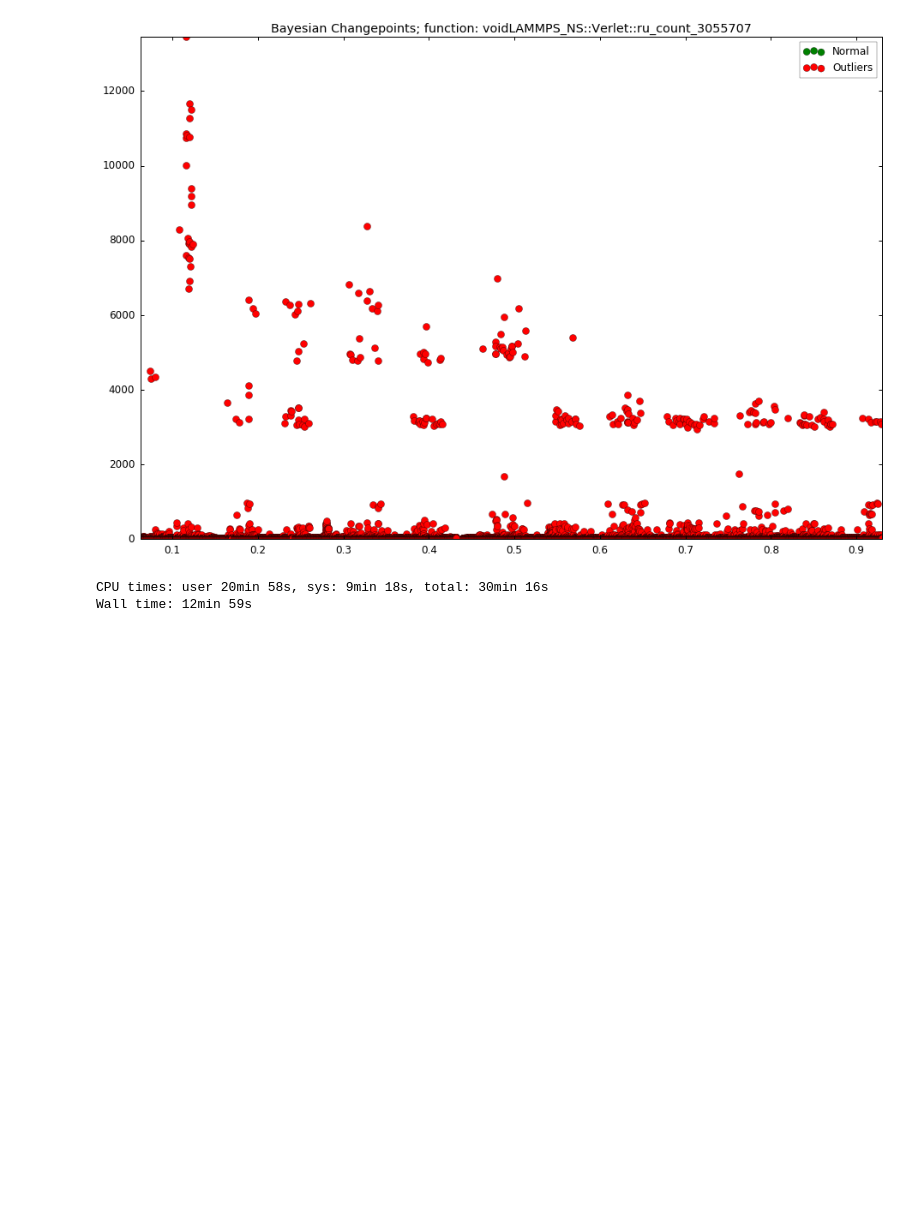
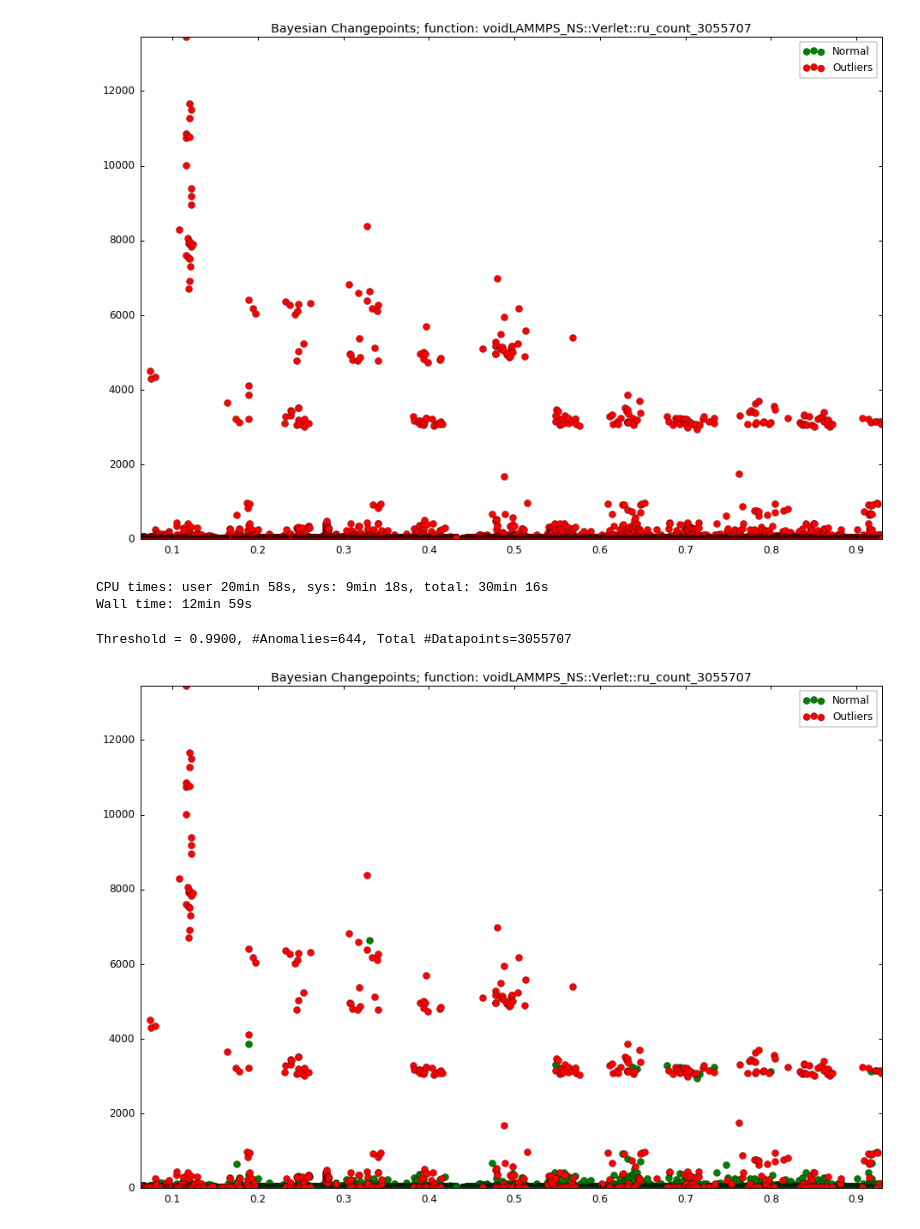
Before and after one commit to CODARcode/PerformanceAnalysis, a Jupyter notebook: src/n_gram_all_analysis_(Bayesian_Changepoints).ipynb, the cells around one changed output. Drawn from its saved outputs; the diff is of its cells as text; code cells hidden in the pictures; blank space fills up the shorter version.

Commit message:
Bayesian Online Changepoint Detection

```diff
--- a/src/n_gram_all_analysis_(Bayesian_Changepoints).ipynb
+++ b/src/n_gram_all_analysis_(Bayesian_Changepoints).ipynb
@@ -212,3 +212,17 @@ Threshold = 0.9900, #Anomalies=3055707, Total #Datapoints=3055707
 [figure]
 CPU times: user 20min 58s, sys: 9min 18s, total: 30min 16s
 Wall time: 12min 59s
+# %%
+%%time
+
+sns.set_context("notebook", font_scale=1.2, rc={"lines.linewidth": 2.5})
+
+for i in range(len(freq)):
+    pick_func = freq[i]['kl']
+    count     = freq[i]['numberofcalls']
+    lbl       = str(pick_func)[:25] +'_count_'+ str(count)
+
+    perform_bayesiancp(sf[sf['kl'] == pick_func], thetitle=lbl, frac=0.0001, erunlen=2, inputlag=0)
+# %% [output]
+Threshold = 0.9900, #Anomalies=644, Total #Datapoints=3055707
+[figure, added]
```
Also changed, not shown: parts of 1 cell of this notebook.
